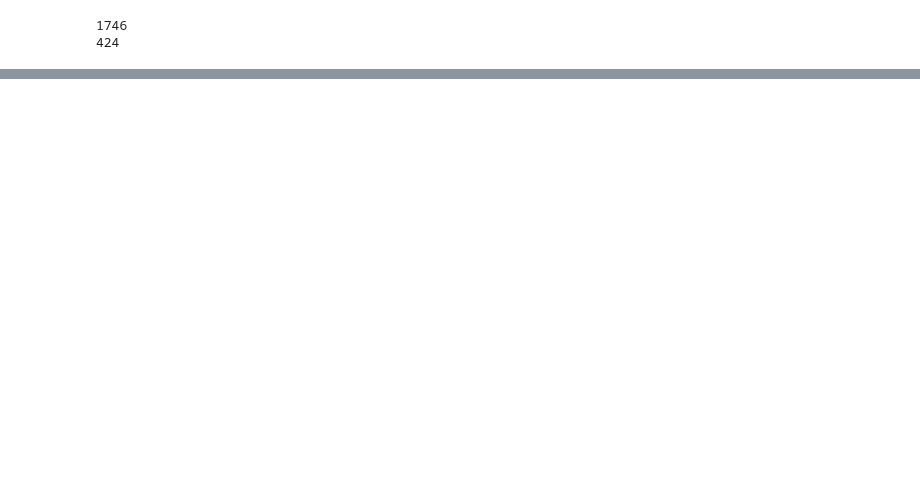
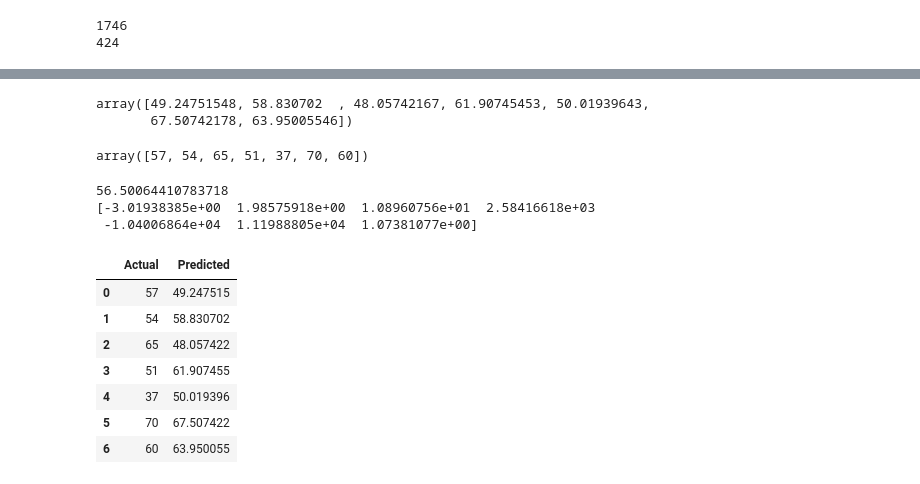
Before and after one commit to Akanksha0215/mywork, a Jupyter notebook: pro(3).ipynb, the cells around one changed output, grey strips where cells are left out. Drawn from its saved outputs; the diff is of its cells as text; code cells hidden in the pictures; blank space fills up the shorter version.

```diff
--- a/pro(3).ipynb
+++ b/pro(3).ipynb
@@ -536,6 +557,6 @@ print(y_test)
 # %%
 
-X = np.array(modified.drop(['count','docked_b','electric_b'], 1))
+X = np.array(modified.drop(['PS','docked_b','count'], 1))
 y = np.array(modified['docked_b'])
 # %%
 X = preprocessing.scale(X)
@@ -545,3 +566,36 @@ y = np.array(modified['docked_b'])
 X_train, X_test, y_train, y_test = train_test_split(X, y, test_size=0.2)
 # %%
 clf = LinearRegression()
+# %%
+clf.fit(X_train, y_train)
+y_pred=clf.predict(X_test)
+y_pred
+# %% [output]
+array([49.24751548, 58.830702  , 48.05742167, 61.90745453, 50.01939643,
+       67.50742178, 63.95005546])
+# %%
+y_test
+# %% [output]
+array([57, 54, 65, 51, 37, 70, 60])
+# %%
+#To retrieve the intercept:
+print(clf.intercept_)
+
+#For retrieving the slope:
+print(clf.coef_)
+# %% [output]
+56.50064410783718
+[-3.01938385e+00  1.98575918e+00  1.08960756e+01  2.58416618e+03
+ -1.04006864e+04  1.11988805e+04  1.07381077e+00]
+# %%
+df2 = pd.DataFrame({'Actual': y_test.flatten(), 'Predicted': y_pred.flatten()})
+df2
+# %% [output]
+|  | Actual | Predicted |
+| 0 | 57 | 49.247515 |
+| 1 | 54 | 58.830702 |
+| 2 | 65 | 48.057422 |
+| 3 | 51 | 61.907455 |
+| 4 | 37 | 50.019396 |
+| 5 | 70 | 67.507422 |
+| 6 | 60 | 63.950055 |
```
Also changed, not shown: parts of 11 cells of this notebook.
